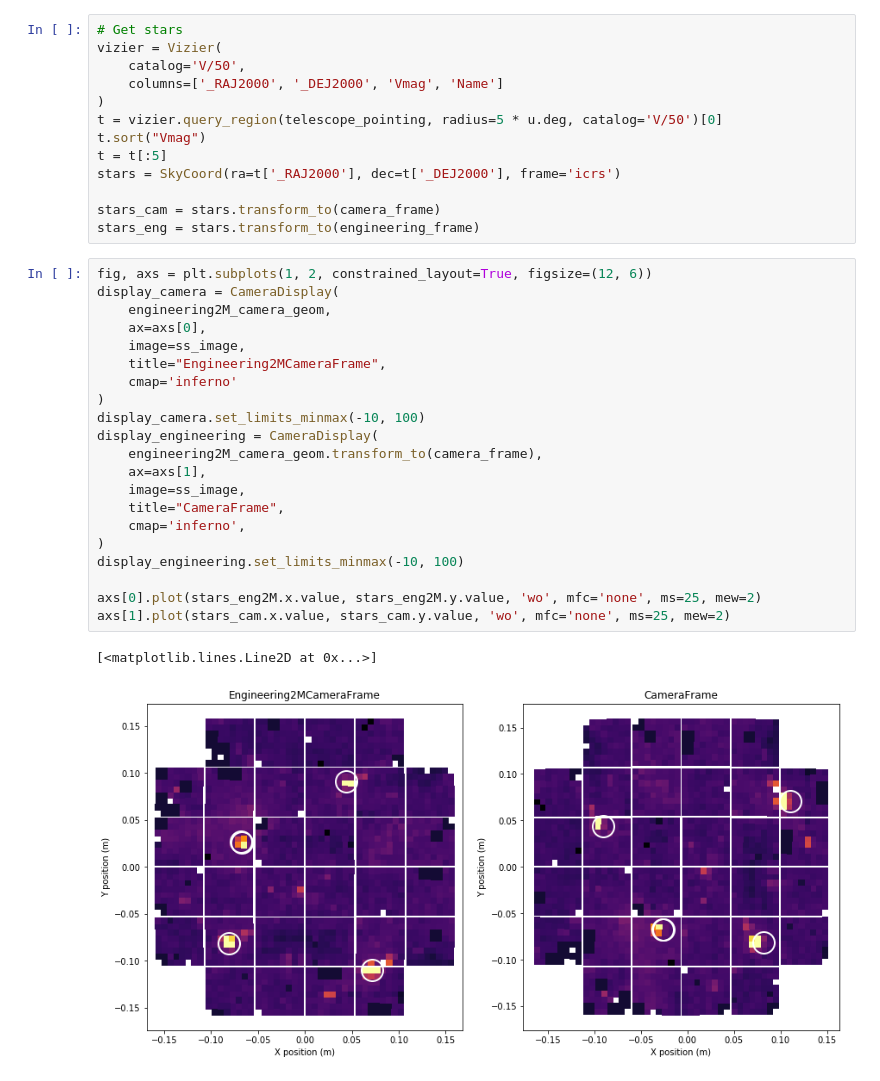
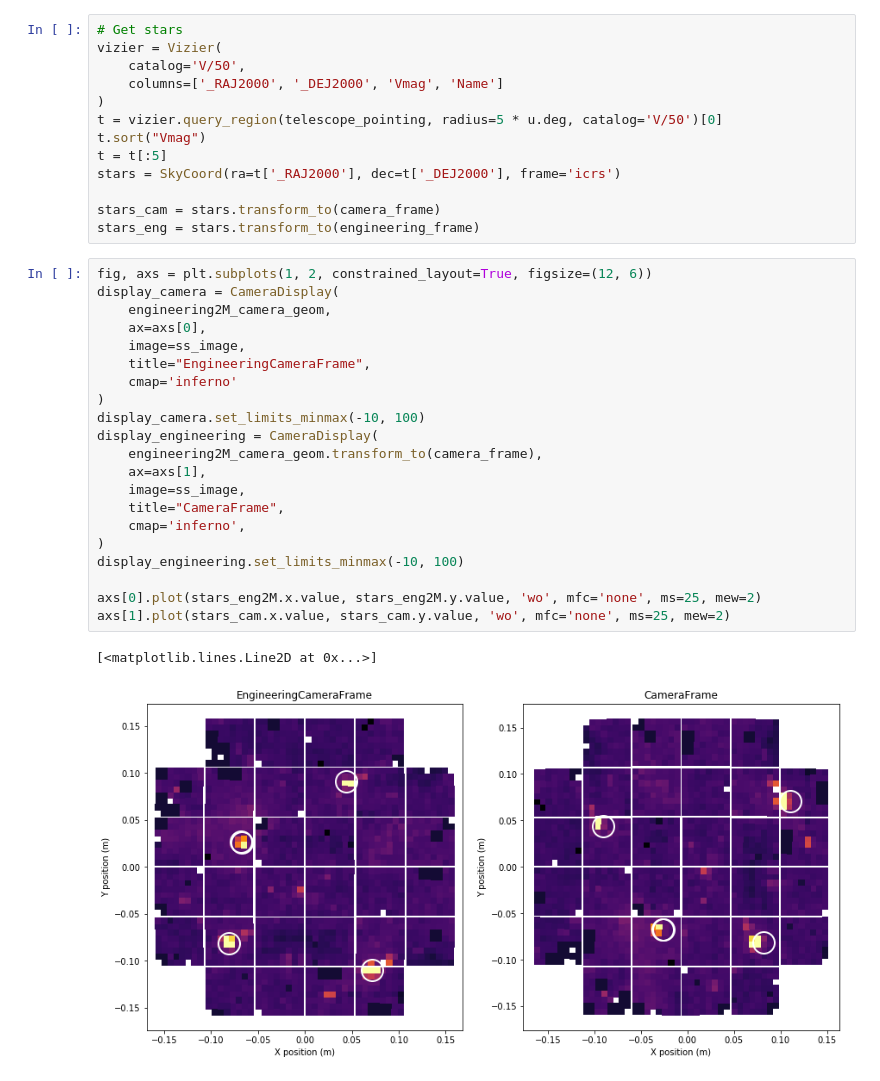
Before and after one commit to watsonjj/sstcam-sandbox, a Jupyter notebook: CHECLabPySB/d190607_pointing/engineeringv2.ipynb, the cells around one changed output. Drawn from its saved outputs; the diff is of its cells as text.

```diff
--- a/CHECLabPySB/d190607_pointing/engineeringv2.ipynb
+++ b/CHECLabPySB/d190607_pointing/engineeringv2.ipynb
@@ -90,24 +90,24 @@ stars_eng = stars.transform_to(engineering_frame)
 # %%
 fig, axs = plt.subplots(1, 2, constrained_layout=True, figsize=(12, 6))
 display_camera = CameraDisplay(
     engineering2M_camera_geom,
     ax=axs[0],
     image=ss_image,
-    title="Engineering2MCameraFrame",
+    title="EngineeringCameraFrame",
     cmap='inferno'
 )
 display_camera.set_limits_minmax(-10, 100)
 display_engineering = CameraDisplay(
     engineering2M_camera_geom.transform_to(camera_frame),
     ax=axs[1],
     image=ss_image,
     title="CameraFrame",
     cmap='inferno',
 )
 display_engineering.set_limits_minmax(-10, 100)
 
 axs[0].plot(stars_eng2M.x.value, stars_eng2M.y.value, 'wo', mfc='none', ms=25, mew=2)
 axs[1].plot(stars_cam.x.value, stars_cam.y.value, 'wo', mfc='none', ms=25, mew=2)
 # %% [output]
 [<matplotlib.lines.Line2D at 0x...>]
-[figure, old version]
+[figure, new version]
```
